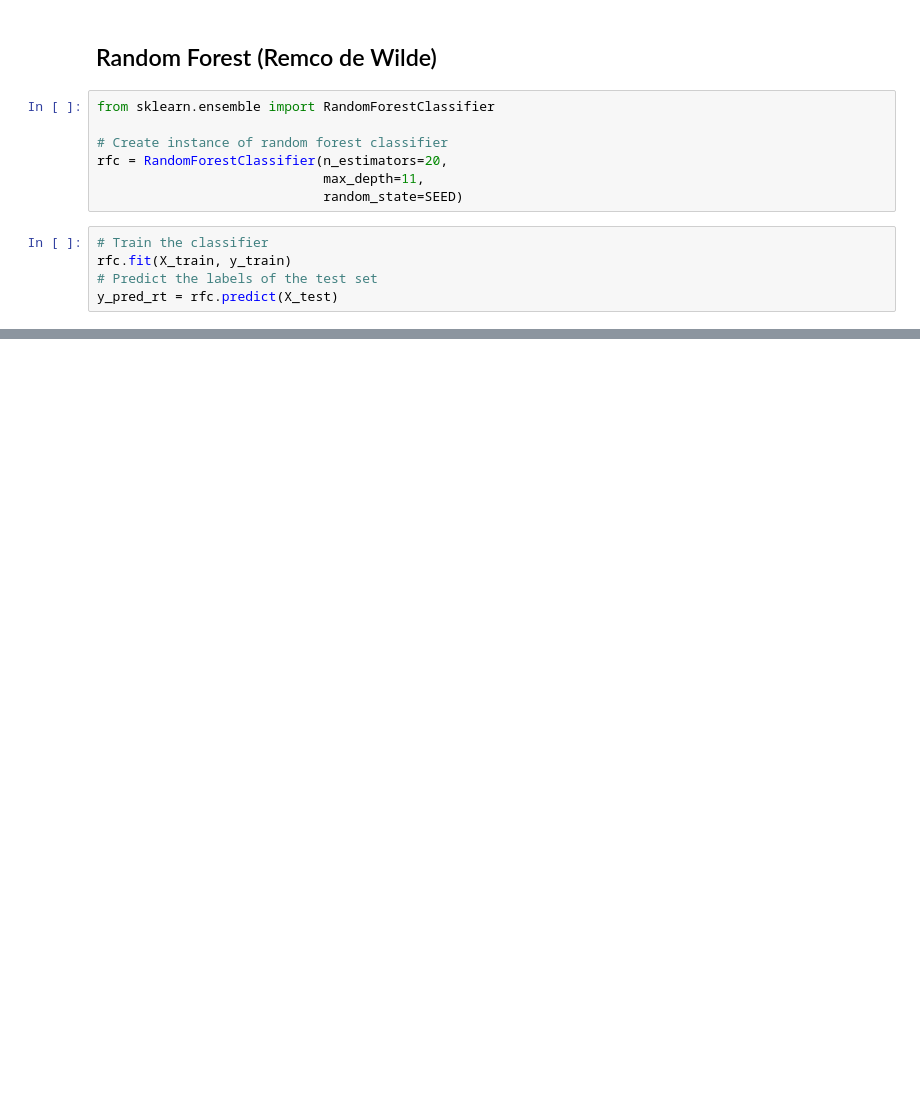
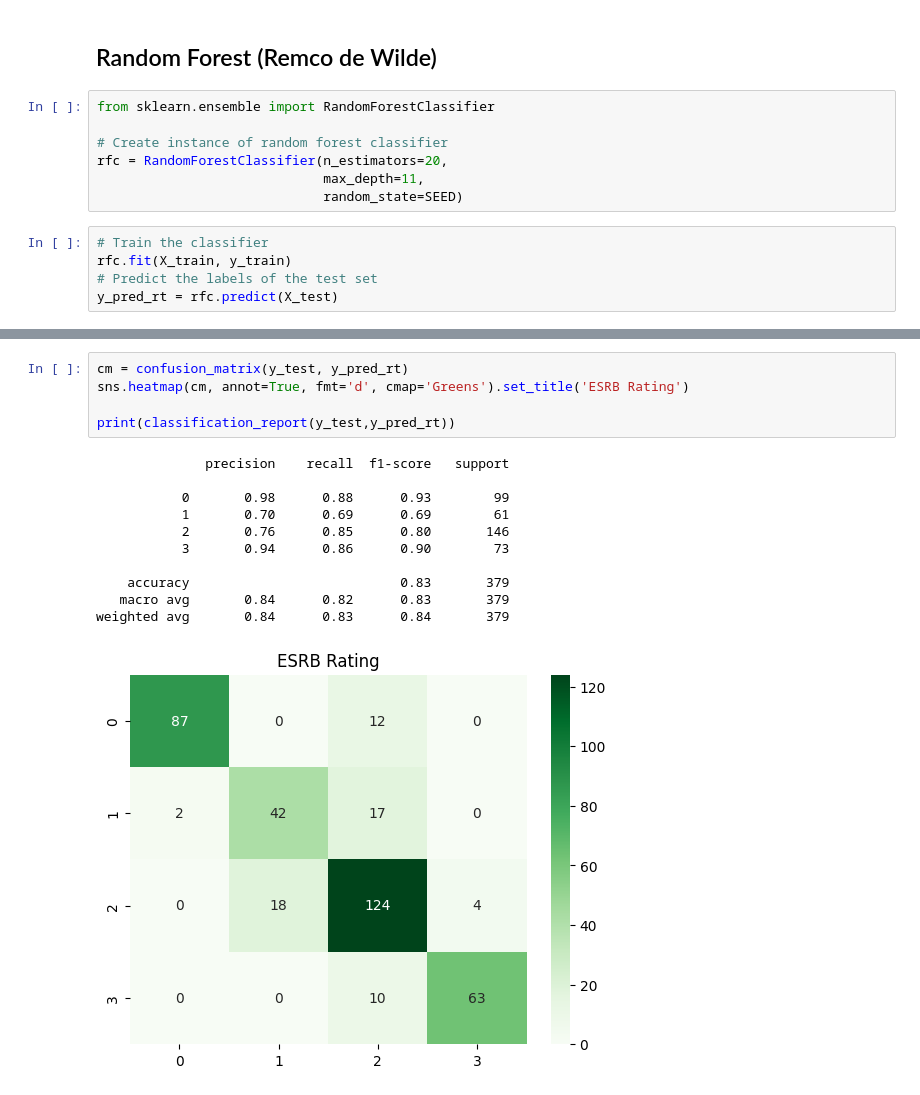
Before and after one commit to RemcoDewlde/introduction_to_machine-learning_windesheim, a Jupyter notebook: machine_learning.ipynb, the cells around one changed output, grey strips where cells are left out. Saved outputs shown, nothing was run; the diff lists cells and outputs as text; blank space fills up the shorter version.

```diff
--- a/machine_learning.ipynb
+++ b/machine_learning.ipynb
@@ -200,0 +192,17 @@ DecisionTreeClassifier(max_depth=11, max_features='sqrt',
+# %%
+cm = confusion_matrix(y_test, y_pred_rt)
+sns.heatmap(cm, annot=True, fmt='d', cmap='Greens').set_title('ESRB Rating')
+
+print(classification_report(y_test,y_pred_rt))
+# %% [output]
+              precision    recall  f1-score   support
+
+           0       0.98      0.88      0.93        99
+           1       0.70      0.69      0.69        61
+           2       0.76      0.85      0.80       146
+           3       0.94      0.86      0.90        73
+
+    accuracy                           0.83       379
+   macro avg       0.84      0.82      0.83       379
+weighted avg       0.84      0.83      0.84       379
+[figure, added]
```
Also changed, not shown: parts of 32 cells of this notebook.
